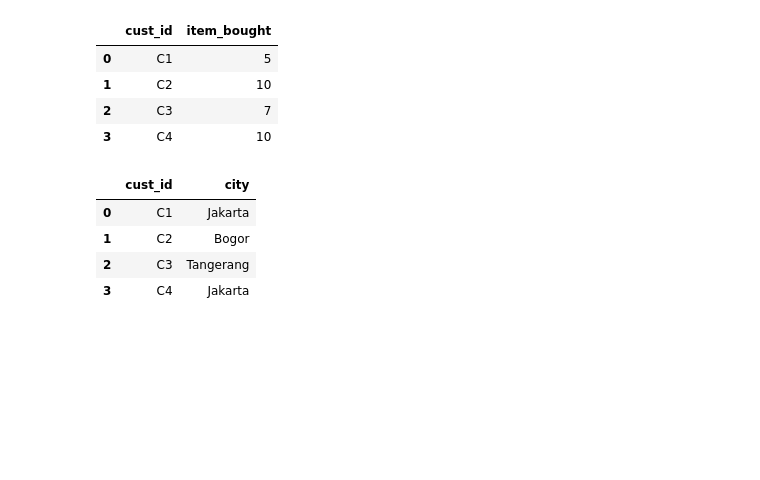
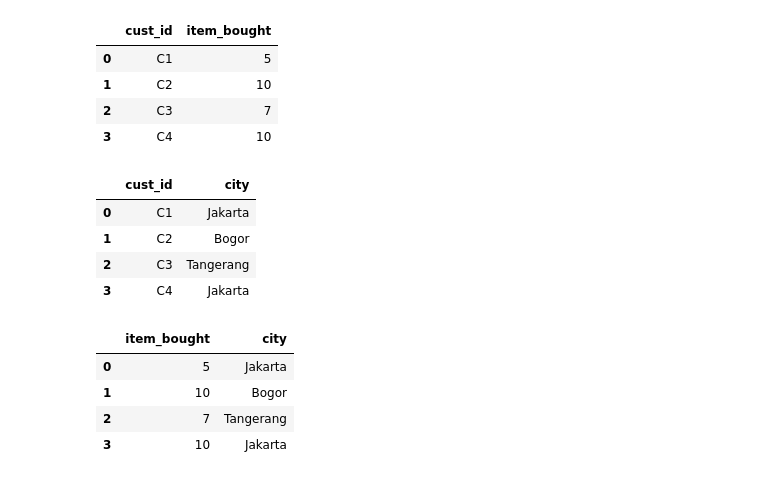
Before and after one commit to zanafiii/data-science-a-z, a Jupyter notebook: Part3_Working with Pandas & DataFrame.ipynb, the cells around one changed output. Drawn from its saved outputs; the diff is of its cells as text; code cells hidden in the pictures; blank space fills up the shorter version.

```diff
--- a/Part3_Working with Pandas & DataFrame.ipynb
+++ b/Part3_Working with Pandas & DataFrame.ipynb
@@ -232,4 +232,10 @@ df[["cust_id","city"]]
 | 2 | C3 | Tangerang |
 | 3 | C4 | Jakarta |
 # %%
-df[["cust_id","city"]]
+df[["item_bought","city"]]
+# %% [output]
+|  | item_bought | city |
+| 0 | 5 | Jakarta |
+| 1 | 10 | Bogor |
+| 2 | 7 | Tangerang |
+| 3 | 10 | Jakarta |
```
Also changed, not shown: parts of 12 cells of this notebook.
